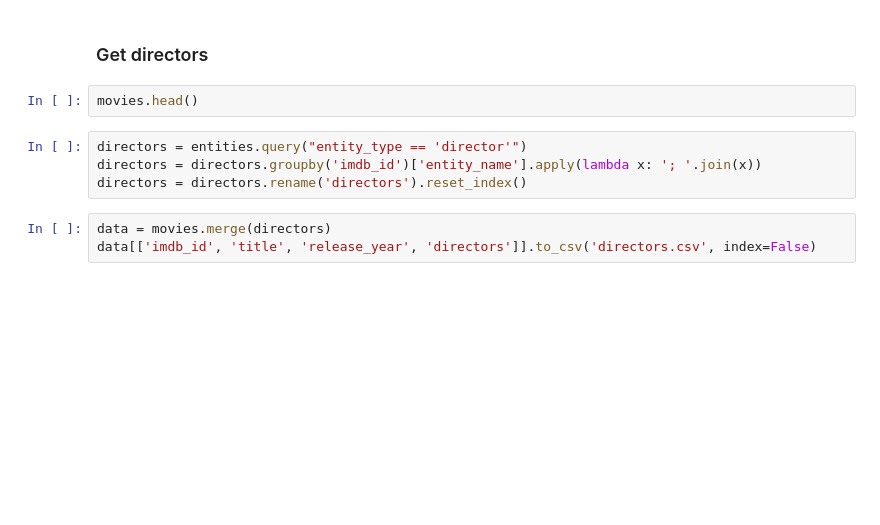
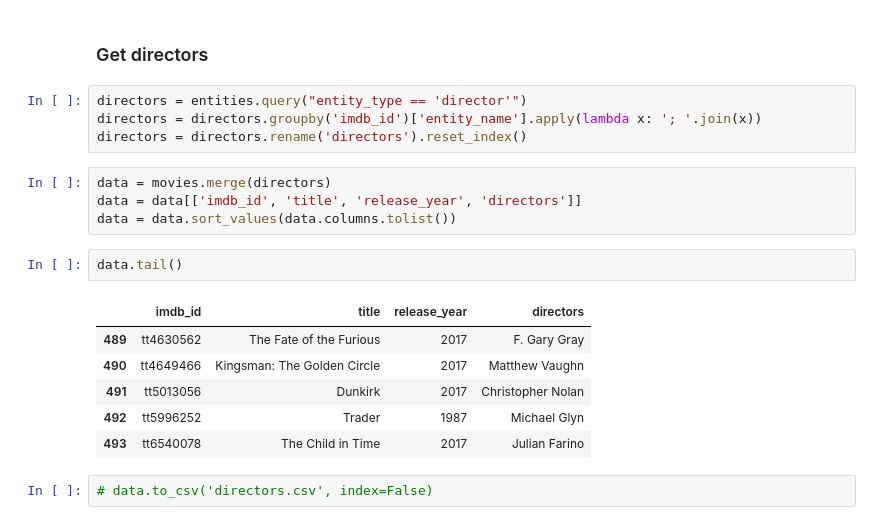
Before and after one commit to samuelluo/movies, a Jupyter notebook: explore.ipynb, the cells around one changed output. Cells and saved outputs as stored; diff of their text form; blank space fills up the shorter version.

```diff
--- a/explore.ipynb
+++ b/explore.ipynb
@@ -150,11 +153,21 @@ matplotlib.pyplot.show()
 # %% [markdown]
 ### Get directors
-# %%
-movies.head()
 # %%
 directors = entities.query("entity_type == 'director'")
 directors = directors.groupby('imdb_id')['entity_name'].apply(lambda x: '; '.join(x))
 directors = directors.rename('directors').reset_index()
 # %%
 data = movies.merge(directors)
-data[['imdb_id', 'title', 'release_year', 'directors']].to_csv('directors.csv', index=False)
+data = data[['imdb_id', 'title', 'release_year', 'directors']]
+data = data.sort_values(data.columns.tolist())
+# %%
+data.tail()
+# %% [output]
+|  | imdb_id | title | release_year | directors |
+| 489 | tt4630562 | The Fate of the Furious | 2017 | F. Gary Gray |
+| 490 | tt4649466 | Kingsman: The Golden Circle | 2017 | Matthew Vaughn |
+| 491 | tt5013056 | Dunkirk | 2017 | Christopher Nolan |
+| 492 | tt5996252 | Trader | 1987 | Michael Glyn |
+| 493 | tt6540078 | The Child in Time | 2017 | Julian Farino |
+# %%
+# data.to_csv('directors.csv', index=False)
```
Also changed, not shown: parts of 11 cells of this notebook, 12 other files.
